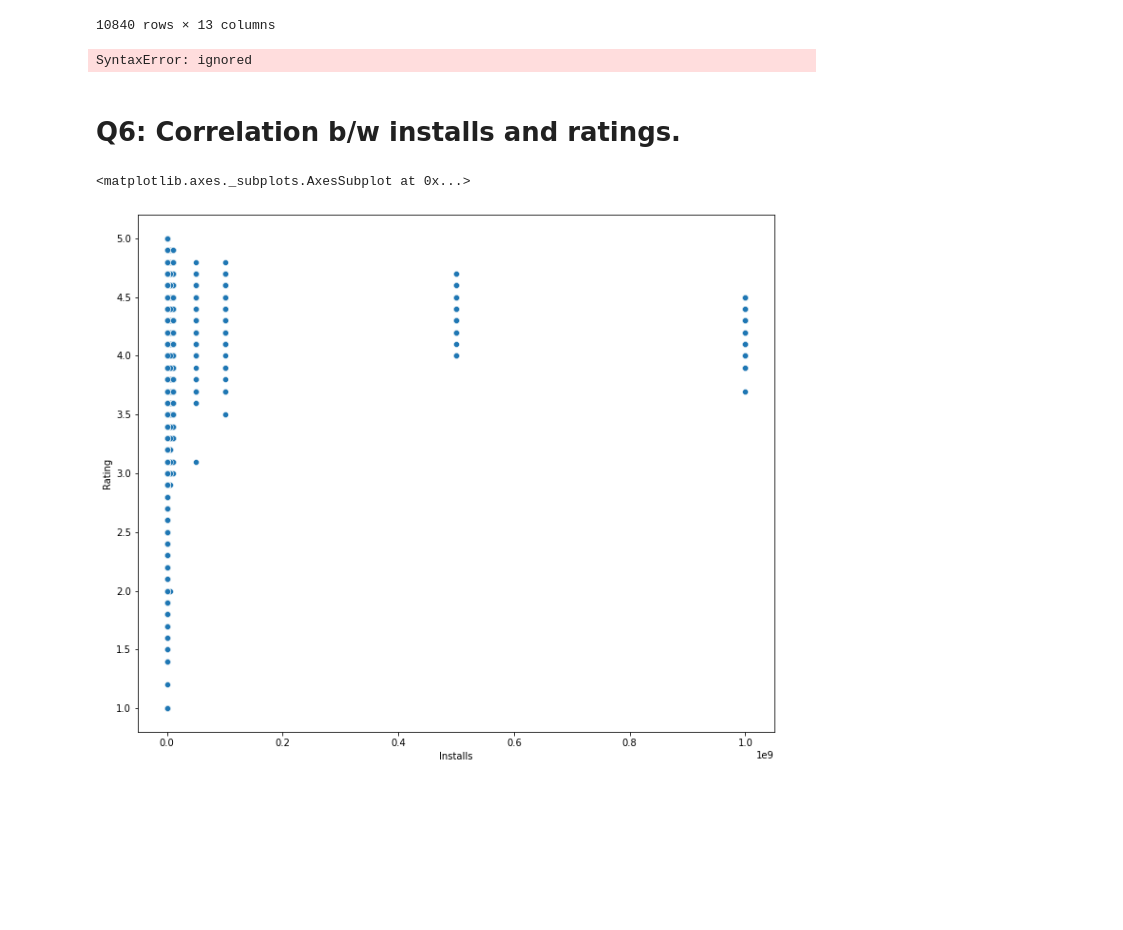
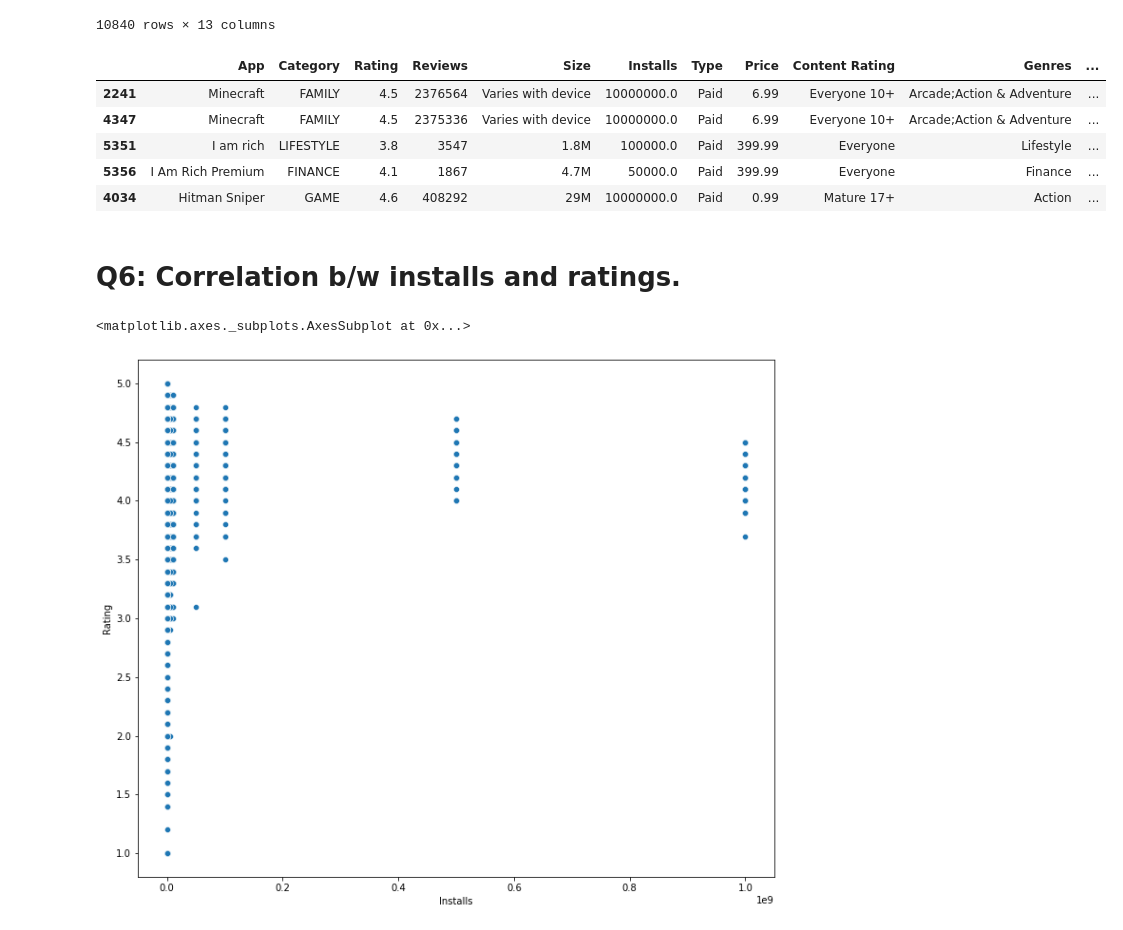
Before and after one commit to Palak-bindal/Capstone-Play-store, a Jupyter notebook: Copy_of_Play_Store_App_Review_Analysis_Capstone_Project.ipynb, the cells around one changed output. Saved outputs shown, nothing was run; the diff lists cells and outputs as text; code cells hidden in the pictures; blank space fills up the shorter version.

```diff
--- a/Copy_of_Play_Store_App_Review_Analysis_Capstone_Project.ipynb
+++ b/Copy_of_Play_Store_App_Review_Analysis_Capstone_Project.ipynb
@@ -390,11 +418,16 @@ new_playstore_df
 # %%
 new_playstore_df['Revenue'] = new_playstore_df['Price']*new_playstore_df['Installs']
 
-new_playstore_df = new_playstore_df.sort_values('Revenue', ascending='False')
+new_playstore_df = new_playstore_df.sort_values('Revenue', ascending=False)
 
-new_playstore_df.head().
+new_playstore_df.head()
 # %% [output]
-SyntaxError: ignored
+|  | App | Category | Rating | Reviews | Size | Installs | Type | Price | Content Rating | Genres | ... |
+| 2241 | Minecraft | FAMILY | 4.5 | 2376564 | Varies with device | 10000000.0 | Paid | 6.99 | Everyone 10+ | Arcade;Action & Adventure | ... |
+| 4347 | Minecraft | FAMILY | 4.5 | 2375336 | Varies with device | 10000000.0 | Paid | 6.99 | Everyone 10+ | Arcade;Action & Adventure | ... |
+| 5351 | I am rich | LIFESTYLE | 3.8 | 3547 | 1.8M | 100000.0 | Paid | 399.99 | Everyone | Lifestyle | ... |
+| 5356 | I Am Rich Premium | FINANCE | 4.1 | 1867 | 4.7M | 50000.0 | Paid | 399.99 | Everyone | Finance | ... |
+| 4034 | Hitman Sniper | GAME | 4.6 | 408292 | 29M | 10000000.0 | Paid | 0.99 | Mature 17+ | Action | ... |
 # %% [markdown]
 # Q6: Correlation b/w installs and ratings.
 # %%
```
Also changed, not shown: parts of 6 cells of this notebook.
